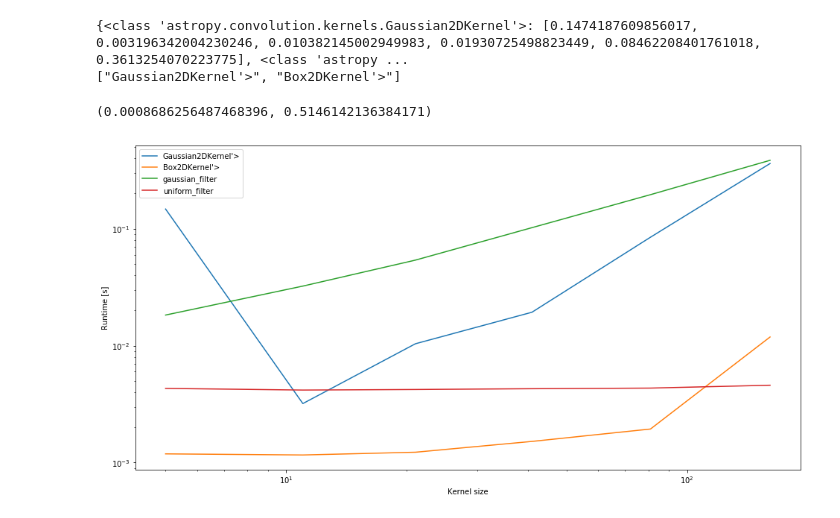
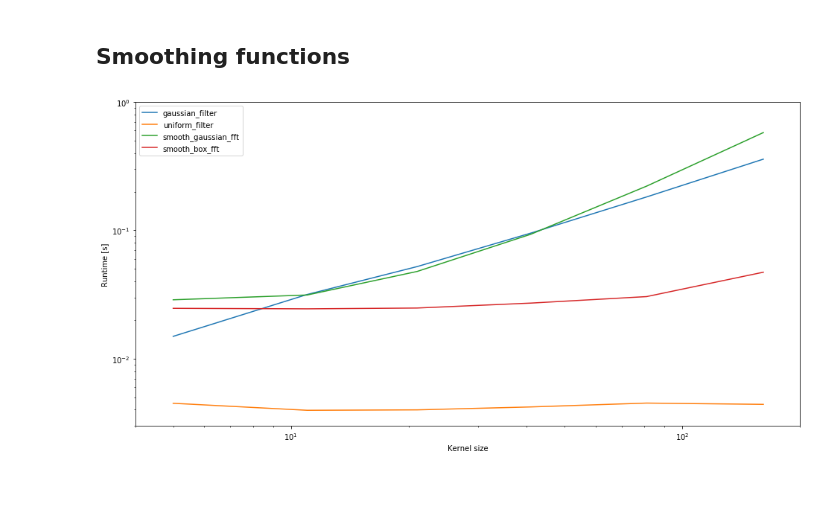
Before and after one commit to fabiopintore/notebooks-public, a Jupyter notebook: convolution_functions_comparison.ipynb, the cells around one changed output. Saved outputs shown, nothing was run; the diff lists cells and outputs as text; code cells hidden in the pictures; blank space fills up the shorter version.

Commit message:
Clean up convolution and smoothing notebook

```diff
--- a/convolution_functions_comparison.ipynb
+++ b/convolution_functions_comparison.ipynb
@@ -69,0 +67,2 @@ m_gc.data = np.random.random(m_gc.data.shape)
+# %% [markdown]
+## Smoothing functions
@@ -70,20 +77,12 @@ m_gc.data = np.random.random(m_gc.data.shape)
 # %%
-kernels = [Gaussian2DKernel, Box2DKernel]
+smooth_functions = ['gaussian_filter', 'uniform_filter', 'smooth_gaussian_fft', 'smooth_box_fft']
 
-time = {}
-name = []
-for kernel in kernels:
-    time[kernel] = []
-    name.append(str(kernel).split(".")[-1])
+results = {}
+
+for smooth_function in smooth_functions:
+    results[smooth_function] = []
+
     for width in kernel_sizes:
-        disk = kernel(width)
-        ker = disk.array
-        timer = timeit.Timer('m_gc.convolve(ker)', globals=globals())
+        timer = timeit.Timer(smooth_function + '(data, width)', globals=globals())
         value = timer.timeit(2)
-        time[kernel].append(value)
+        results[smooth_function].append(value)
-# %%
-print(time)
-print(name)
-# %% [output]
-{<class 'astropy.convolution.kernels.Gaussian2DKernel'>: [0.1474187609856017, 0.003196342004230246, 0.010382145002949983, 0.01930725498823449, 0.08462208401761018, 0.3613254070223775], <class 'astropy ...
-["Gaussian2DKernel'>", "Box2DKernel'>"]
@@ -100,16 +89,13 @@ for func in conv_func:
 # %%
 plt.figure(figsize=(16, 8))
-names = kernels + conv_func
-i = 0
-for aname in names:
-    plt.plot(kernel_sizes, time[aname], label=name[i])
-    i = i + 1
+for smooth_function in smooth_functions:
+    plt.plot(kernel_sizes, results[smooth_function], label=smooth_function)
 plt.legend(loc='upper left')
 plt.loglog()
 plt.xlabel('Kernel size')
 plt.ylabel('Runtime [s]')
-plt.xlim()
-plt.ylim()
+plt.xlim(4, 200)
+plt.ylim(0.003, 1)
+plt.savefig('smoothing_toy_benchmark.png')
 # %% [output]
-(0.0008686256487468396, 0.5146142136384171)
-[figure, old version]
+[figure, new version]
```
Also changed, not shown: parts of 9 cells of this notebook.
